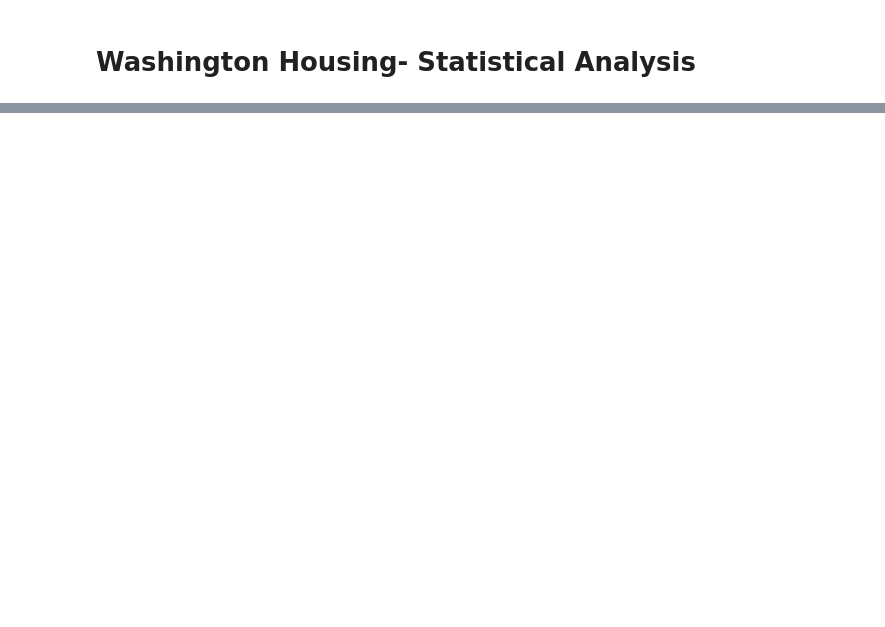
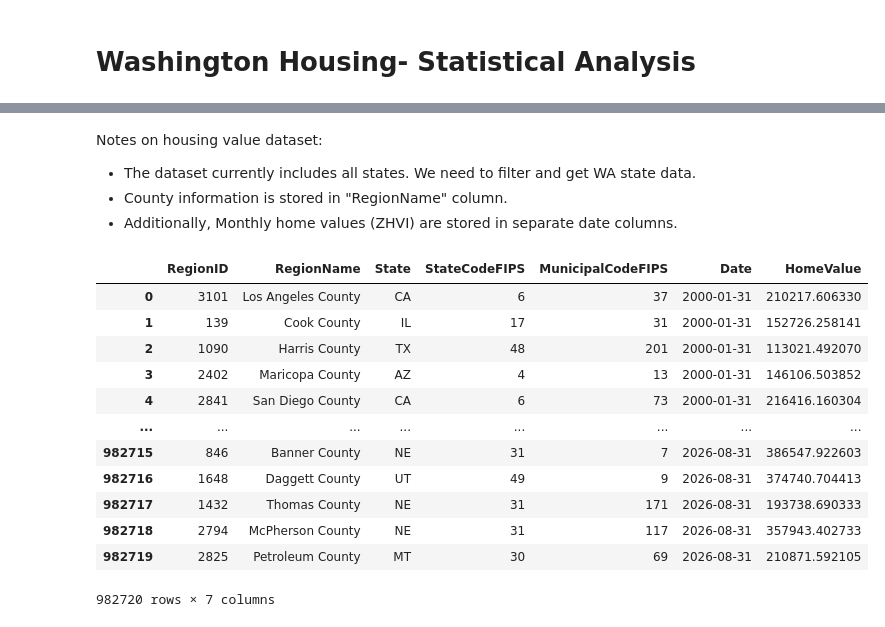
Before and after one commit to binay8/wa-housing, a Jupyter notebook: code/wa_housing.ipynb, the cells around one changed output, grey strips where cells are left out. Cells and saved outputs as stored; diff of their text form; code cells hidden in the pictures; blank space fills up the shorter version.

Commit message:
Udated gitignore. Added import of house value, median income

```diff
--- a/code/wa_housing.ipynb
+++ b/code/wa_housing.ipynb
@@ -66,0 +8,3 @@ income.to_csv("C:/Users/binay/Documents/data5100/projects/WAHousing/data/WA_Medi
+# %%
+housing_value = pd.read_csv("C:/Users/binay/Documents/data5100/projects/WAHousing/data/County_zhvi_uc_sfrcondo_tier_0.33_0.67_sm_sa_month.csv")
+housing_value.info()
@@ -66,0 +38,4 @@ income.to_csv("C:/Users/binay/Documents/data5100/projects/WAHousing/data/WA_Medi
+# %%
+# to display all columns
+pd.set_option('display.max_columns', None)
+housing_value.head()
@@ -66,0 +49,38 @@ income.to_csv("C:/Users/binay/Documents/data5100/projects/WAHousing/data/WA_Medi
+# %% [markdown]
+Notes on housing value dataset:
+* The dataset currently includes all states. We need to filter and get WA state data.
+* County information is stored in "RegionName" column.
+* Additionally, Monthly home values (ZHVI) are stored in separate date columns.
+# %%
+# Identify columns containing monthly dates
+date_cols = [
+    col for col in housing_value.columns
+    if col[:4].isdigit()
+]
+
+# Convert to tidy format
+housing_tidy = housing_value.melt(
+    id_vars=["RegionID", "RegionName", "State",
+             "StateCodeFIPS", "MunicipalCodeFIPS"],
+    value_vars=date_cols,
+    var_name="Date",
+    value_name="HomeValue"
+)
+
+housing_tidy["Date"] = pd.to_datetime(housing_tidy["Date"])
+# %%
+housing_tidy
+# %% [output]
+|  | RegionID | RegionName | State | StateCodeFIPS | MunicipalCodeFIPS | Date | HomeValue |
+| 0 | 3101 | Los Angeles County | CA | 6 | 37 | 2000-01-31 | 210217.606330 |
+| 1 | 139 | Cook County | IL | 17 | 31 | 2000-01-31 | 152726.258141 |
+| 2 | 1090 | Harris County | TX | 48 | 201 | 2000-01-31 | 113021.492070 |
+| 3 | 2402 | Maricopa County | AZ | 4 | 13 | 2000-01-31 | 146106.503852 |
+| 4 | 2841 | San Diego County | CA | 6 | 73 | 2000-01-31 | 216416.160304 |
+| ... | ... | ... | ... | ... | ... | ... | ... |
+| 982715 | 846 | Banner County | NE | 31 | 7 | 2026-08-31 | 386547.922603 |
+| 982716 | 1648 | Daggett County | UT | 49 | 9 | 2026-08-31 | 374740.704413 |
+| 982717 | 1432 | Thomas County | NE | 31 | 171 | 2026-08-31 | 193738.690333 |
+| 982718 | 2794 | McPherson County | NE | 31 | 117 | 2026-08-31 | 357943.402733 |
+| 982719 | 2825 | Petroleum County | MT | 30 | 69 | 2026-08-31 | 210871.592105 |
+982720 rows × 7 columns
```
Also changed, not shown: parts of 19 cells of this notebook, 2 other files.
